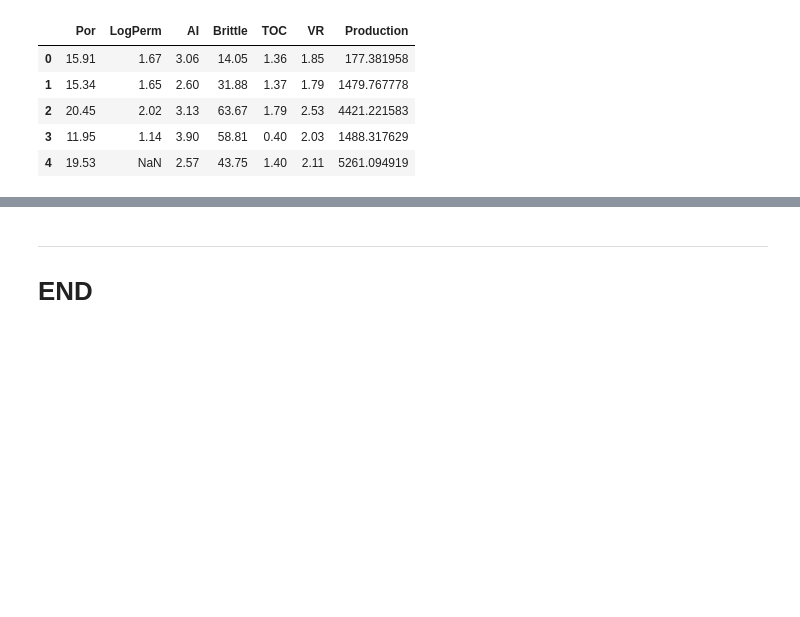
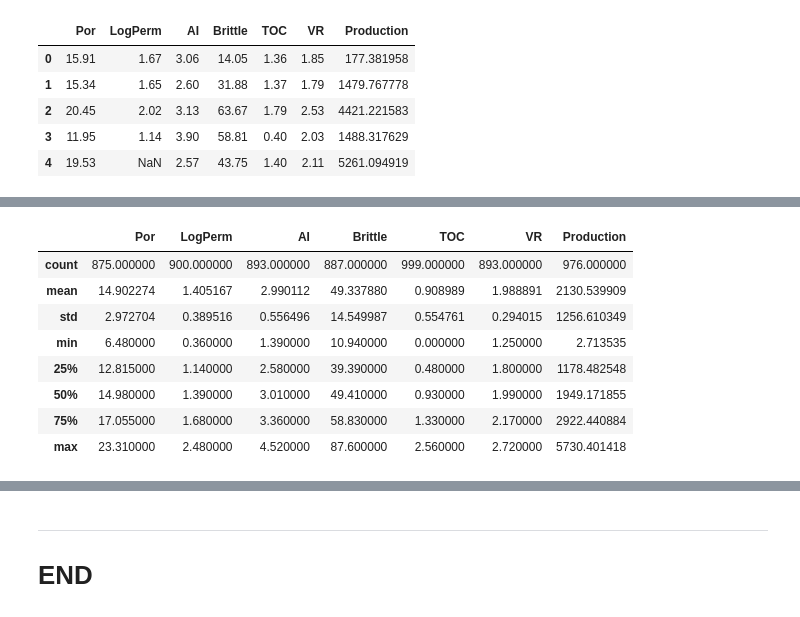
Before and after one commit to Albieri151/Ejercicios-Data-Science-Petroleo, a Jupyter notebook: Week 2/Alana_Albieri_Week2_Notebook.ipynb, the cells around one changed output, grey strips where cells are left out. Saved outputs shown, nothing was run; the diff lists cells and outputs as text; code cells hidden in the pictures; blank space fills up the shorter version.

```diff
--- a/Week 2/Alana_Albieri_Week2_Notebook.ipynb
+++ b/Week 2/Alana_Albieri_Week2_Notebook.ipynb
@@ -82,0 +103,17 @@ df_nan_features
+# %%
+#Calculamos los limites y despues limpiamos el df de forma temporal
+limites_superiores = df_original.quantile(0.75) + 1.5 * iqr
+limites_inferiores = df_original.quantile(0.25) - 1.5 * iqr
+
+df_datos_promedio = df_original[~((df_original < (limites_inferiores)) |(df_original > (limites_superiores)))]
+df_datos_promedio.describe()
+# %% [output]
+|  | Por | LogPerm | AI | Brittle | TOC | VR | Production |
+| count | 875.000000 | 900.000000 | 893.000000 | 887.000000 | 999.000000 | 893.000000 | 976.000000 |
+| mean | 14.902274 | 1.405167 | 2.990112 | 49.337880 | 0.908989 | 1.988891 | 2130.539909 |
+| std | 2.972704 | 0.389516 | 0.556496 | 14.549987 | 0.554761 | 0.294015 | 1256.610349 |
+| min | 6.480000 | 0.360000 | 1.390000 | 10.940000 | 0.000000 | 1.250000 | 2.713535 |
+| 25% | 12.815000 | 1.140000 | 2.580000 | 39.390000 | 0.480000 | 1.800000 | 1178.482548 |
+| 50% | 14.980000 | 1.390000 | 3.010000 | 49.410000 | 0.930000 | 1.990000 | 1949.171855 |
+| 75% | 17.055000 | 1.680000 | 3.360000 | 58.830000 | 1.330000 | 2.170000 | 2922.440884 |
+| max | 23.310000 | 2.480000 | 4.520000 | 87.600000 | 2.560000 | 2.720000 | 5730.401418 |
```
Also changed, not shown: parts of 21 cells of this notebook.
